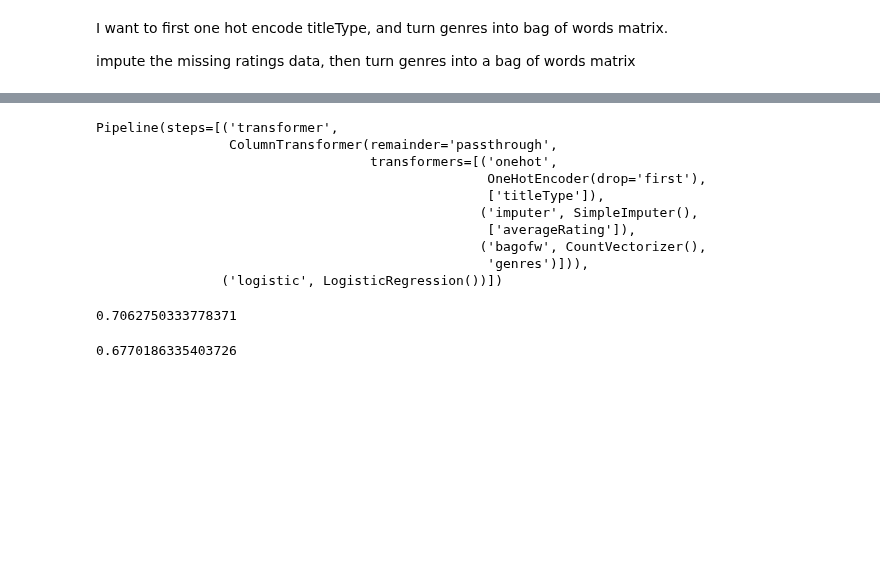
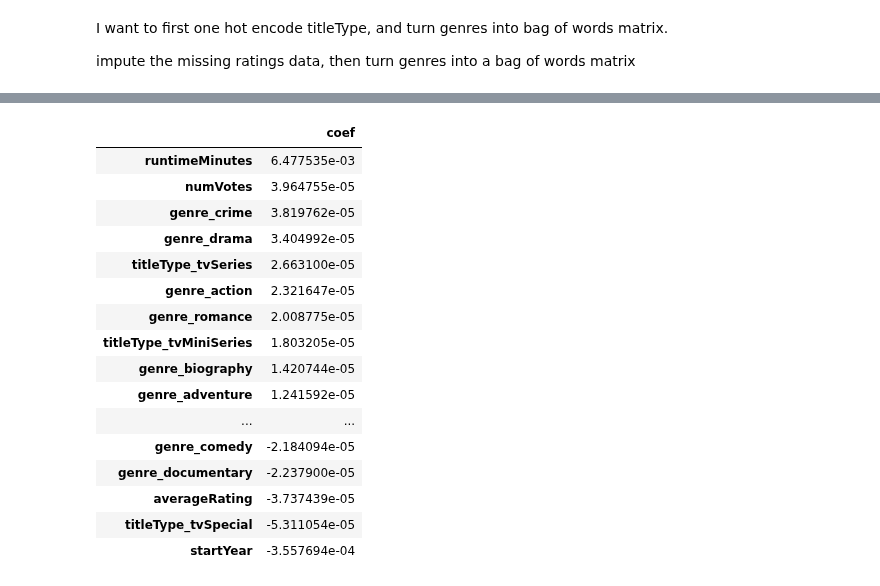
Before and after one commit to Joeyzect/Netflix_ALab_2022, a Jupyter notebook: notebooks/03-joseph-modelingscratch.ipynb, the cells around one changed output, grey strips where cells are left out. Saved outputs shown, nothing was run; the diff lists cells and outputs as text; code cells hidden in the pictures; blank space fills up the shorter version.

```diff
--- a/notebooks/03-joseph-modelingscratch.ipynb
+++ b/notebooks/03-joseph-modelingscratch.ipynb
@@ -84,8 +100,9 @@ from sklearn.feature_selection import SelectFromModel
 pipe = Pipeline(
     steps=[
         ('transformer', transformer),
+        #('normalizer', sklearn.preprocessing.StandardScaler(with_mean=True)),
         #('feature_selection', SelectFromModel(sklearn.linear_model.LogisticRegression())),
-        ('logistic_regress', sklearn.linear_model.LogisticRegression(solver='saga', max_iter=10000))
+        ('logistic_regress', sklearn.linear_model.LogisticRegression(max_iter = 1000))
 
     ]
 )
@@ -188,21 +268,33 @@ F1 Score:  0.755868544600939
-# %%
-logistic.fit(movies_train_X, movies_train_Y)
-# %% [output]
-Pipeline(steps=[('transformer',
-                 ColumnTransformer(remainder='passthrough',
-                                   transformers=[('onehot',
-                                                  OneHotEncoder(drop='first'),
-                                                  ['titleType']),
-                                                 ('imputer', SimpleImputer(),
-                                                  ['averageRating']),
-                                                 ('bagofw', CountVectorizer(),
-                                                  'genres')])),
-                ('logistic', LogisticRegression())])
-# %%
-logistic.score(movies_train_X, movies_train_Y)
-# %% [output]
-0.7062750333778371
-# %%
-logistic.score(movies_test_X, movies_test_Y)
-# %% [output]
-0.6770186335403726
+# %%
+ohe_cols = gs.best_estimator_.named_steps['transformer'].transformers_[0][1].get_feature_names_out()
+imputer_cols = gs.best_estimator_.named_steps['transformer'].transformers_[1][2]
+bagofw_cols = [f"genre_{i}" for i in gs.best_estimator_.named_steps['transformer'].transformers_[2][1].get_feature_names_out()]
+remaining_cols = ['startYear', 'isAdult']
+
+feature_names = np.concatenate((ohe_cols, imputer_cols, bagofw_cols, remaining_cols))
+# %%
+#create dataframe of coefficients
+coef_df = pd.DataFrame(
+    data=best_logistic.named_steps['logistic_regress'].coef_.T,
+    index=feature_names,
+    columns=['coef']
+)
+coef_df.sort_values(by='coef', ascending=False)
+# %% [output]
+|  | coef |
+| runtimeMinutes | 6.477535e-03 |
+| numVotes | 3.964755e-05 |
+| genre_crime | 3.819762e-05 |
+| genre_drama | 3.404992e-05 |
+| titleType_tvSeries | 2.663100e-05 |
+| genre_action | 2.321647e-05 |
+| genre_romance | 2.008775e-05 |
+| titleType_tvMiniSeries | 1.803205e-05 |
+| genre_biography | 1.420744e-05 |
+| genre_adventure | 1.241592e-05 |
+| ... | ... |
+| genre_comedy | -2.184094e-05 |
+| genre_documentary | -2.237900e-05 |
+| averageRating | -3.737439e-05 |
+| titleType_tvSpecial | -5.311054e-05 |
+| startYear | -3.557694e-04 |
```
Also changed, not shown: parts of 18 cells of this notebook.
